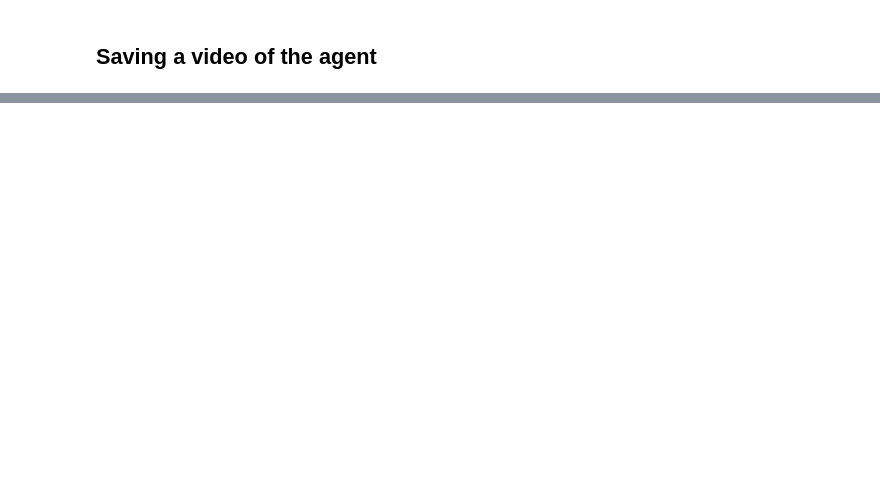
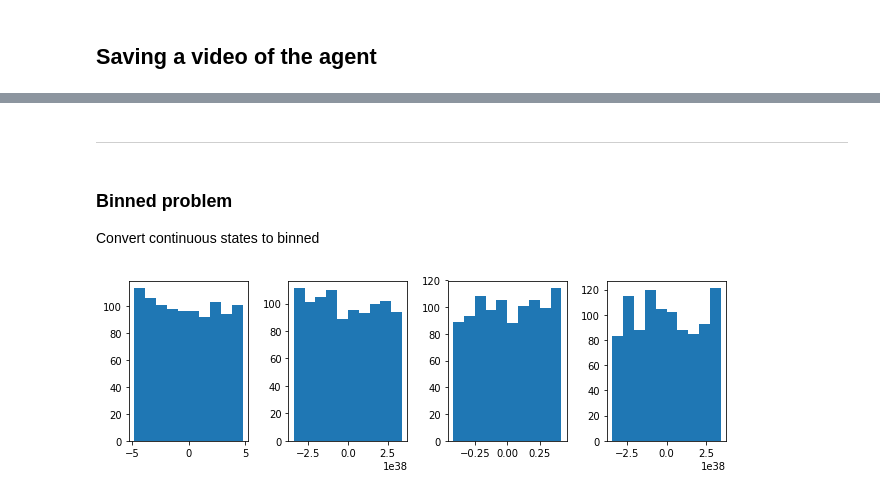
Before and after one commit to kaizen36/playground, a Jupyter notebook: reinforcement_learning/gym_101.ipynb, the cells around one changed output, grey strips where cells are left out. Saved outputs shown, nothing was run; the diff lists cells and outputs as text; code cells hidden in the pictures; blank space fills up the shorter version.

```diff
--- a/reinforcement_learning/gym_101.ipynb
+++ b/reinforcement_learning/gym_101.ipynb
@@ -151,0 +152,22 @@ print(play_episode(env_mon, w))
+# %% [markdown]
+---
+# %% [markdown]
+### Binned problem
+
+Convert continuous states to binned
+# %%
+samples = 1000
+X = np.zeros((samples,4))
+for i in range(samples):
+    x = env.observation_space.sample()
+    X[i] = x
+
+fig, axarr = plt.subplots(1,4, figsize=(9,3))
+axarr[0].hist(X[:,0])
+axarr[1].hist(X[:,1])
+axarr[2].hist(X[:,2])
+axarr[3].hist(X[:,3])
+plt.tight_layout()
+plt.show()
+# %% [output]
+[figure, added]
```
Also changed, not shown: parts of 26 cells of this notebook.
